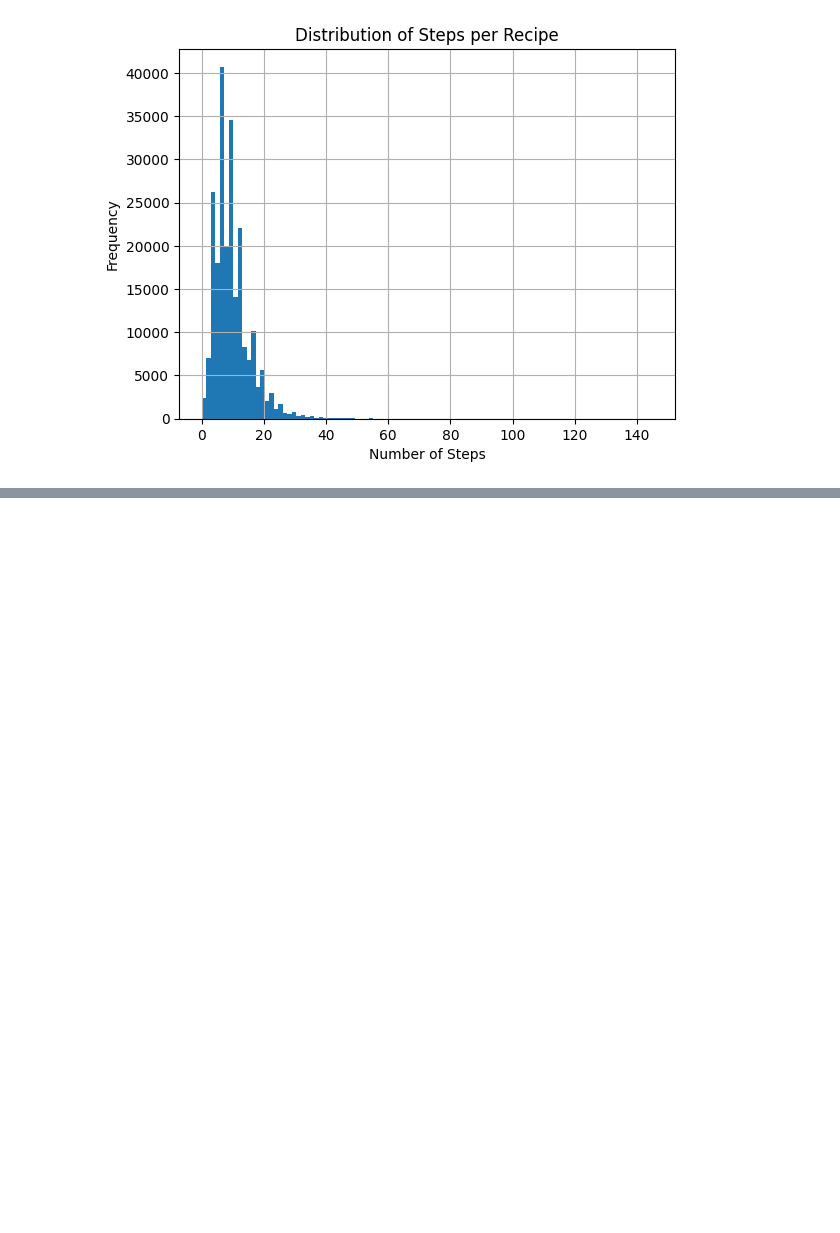
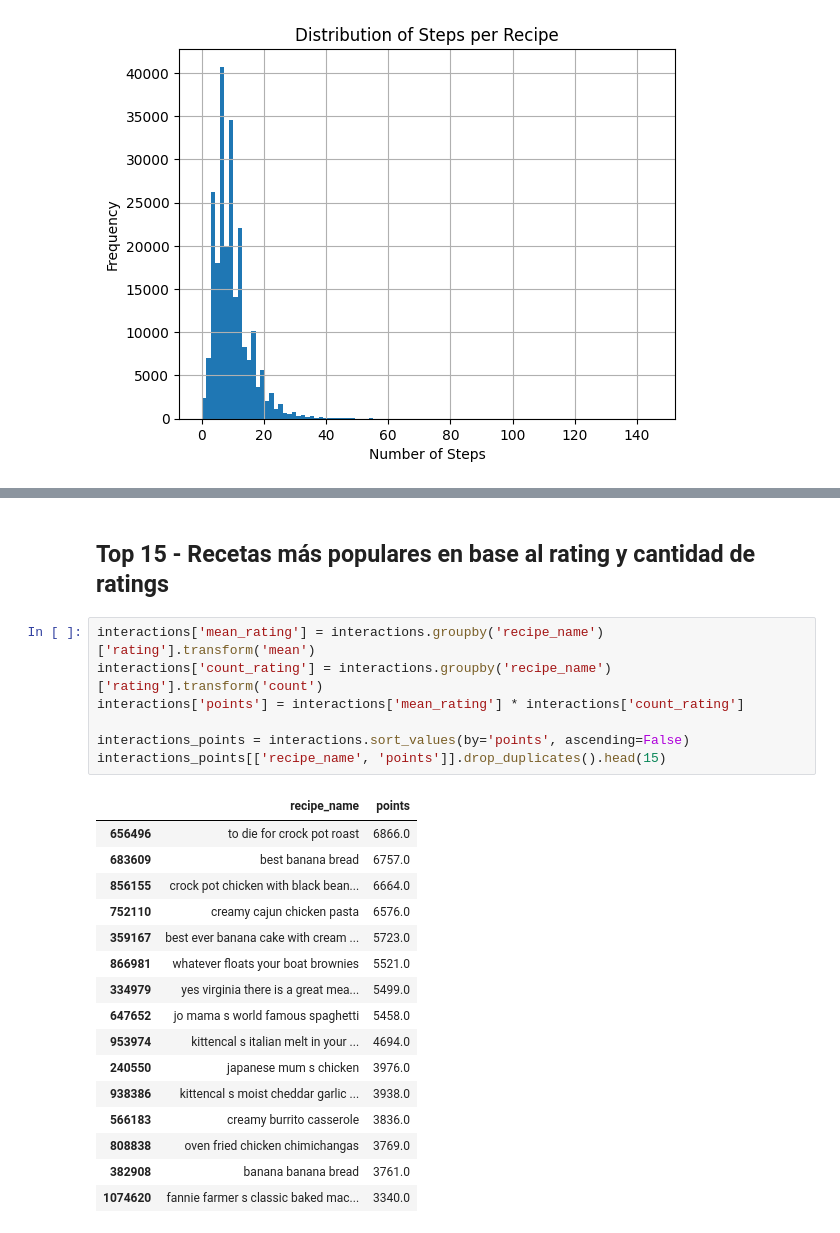
Before and after one commit to MGonza20/ProyectoFinal_DeepLearning, a Jupyter notebook: Exploratory_Analysis.ipynb, the cells around one changed output, grey strips where cells are left out. Cells and saved outputs as stored; diff of their text form; blank space fills up the shorter version.

```diff
--- a/Exploratory_Analysis.ipynb
+++ b/Exploratory_Analysis.ipynb
@@ -171,0 +210,26 @@ plt.show()
+# %% [markdown]
+## Top 15 - Recetas más populares en base al rating y cantidad de ratings
+# %%
+interactions['mean_rating'] = interactions.groupby('recipe_name')['rating'].transform('mean')
+interactions['count_rating'] = interactions.groupby('recipe_name')['rating'].transform('count')
+interactions['points'] = interactions['mean_rating'] * interactions['count_rating']
+
+interactions_points = interactions.sort_values(by='points', ascending=False)
+interactions_points[['recipe_name', 'points']].drop_duplicates().head(15)
+# %% [output]
+|  | recipe_name | points |
+| 656496 | to die for crock pot roast | 6866.0 |
+| 683609 | best banana bread | 6757.0 |
+| 856155 | crock pot chicken with black bean... | 6664.0 |
+| 752110 | creamy cajun chicken pasta | 6576.0 |
+| 359167 | best ever banana cake with cream ... | 5723.0 |
+| 866981 | whatever floats your boat brownies | 5521.0 |
+| 334979 | yes virginia there is a great mea... | 5499.0 |
+| 647652 | jo mama s world famous spaghetti | 5458.0 |
+| 953974 | kittencal s italian melt in your ... | 4694.0 |
+| 240550 | japanese mum s chicken | 3976.0 |
+| 938386 | kittencal s moist cheddar garlic ... | 3938.0 |
+| 566183 | creamy burrito casserole | 3836.0 |
+| 808838 | oven fried chicken chimichangas | 3769.0 |
+| 382908 | banana banana bread | 3761.0 |
+| 1074620 | fannie farmer s classic baked mac... | 3340.0 |
```
Also changed, not shown: parts of 9 cells of this notebook.
